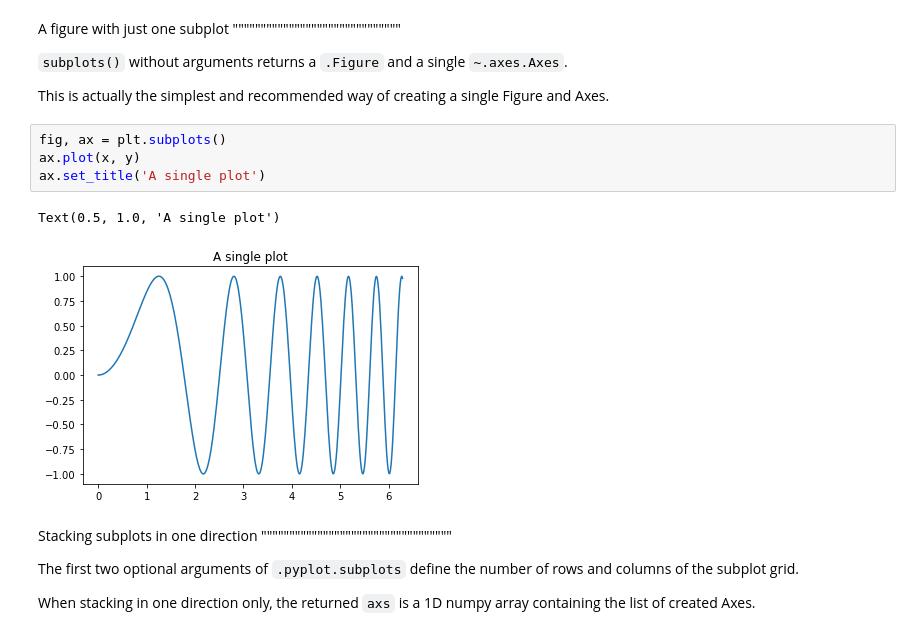
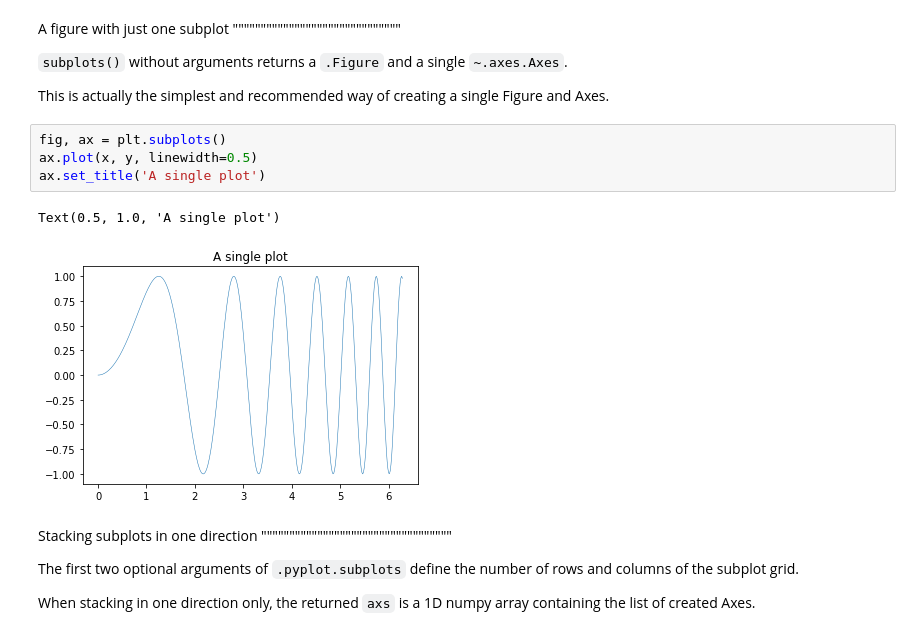
Before and after one commit to LuisDLCP/Graficas_cintilaciones_ROJ, a Jupyter notebook: src/subplots_demo.ipynb, the cells around one changed output. Drawn from its saved outputs; the diff is of its cells as text.

```diff
--- a/src/subplots_demo.ipynb
+++ b/src/subplots_demo.ipynb
@@ -31,11 +31,11 @@ This is actually the simplest and recommended way of creating a single
 Figure and Axes.
 # %%
 fig, ax = plt.subplots()
-ax.plot(x, y)
+ax.plot(x, y, linewidth=0.5)
 ax.set_title('A single plot')
 # %% [output]
 Text(0.5, 1.0, 'A single plot')
-[figure, old version]
+[figure, new version]
 # %% [markdown]
 Stacking subplots in one direction
 """"""""""""""""""""""""""""""""""
```
Also changed, not shown: parts of 20 cells of this notebook, 5 other files.
